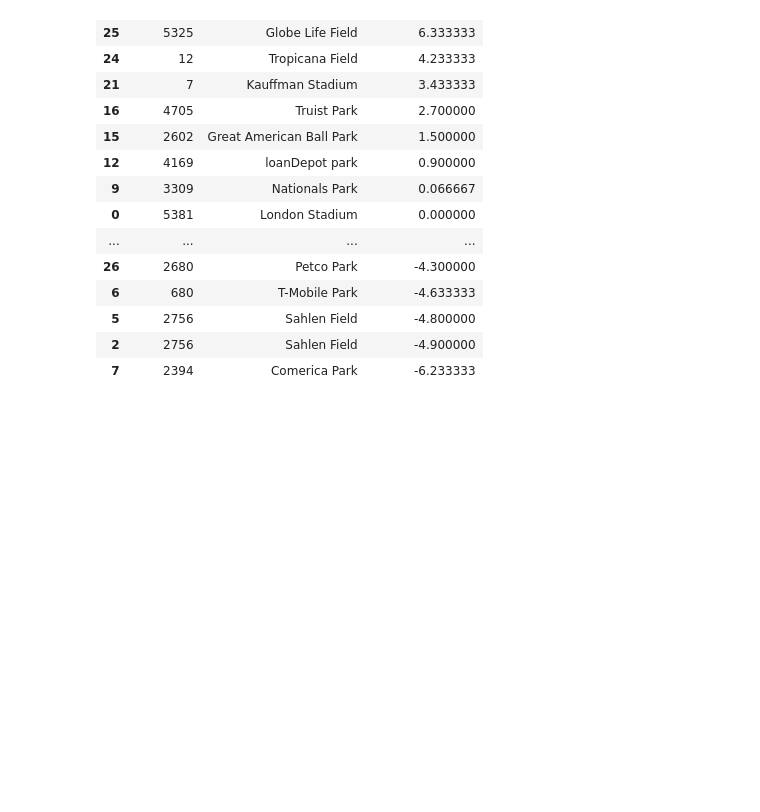
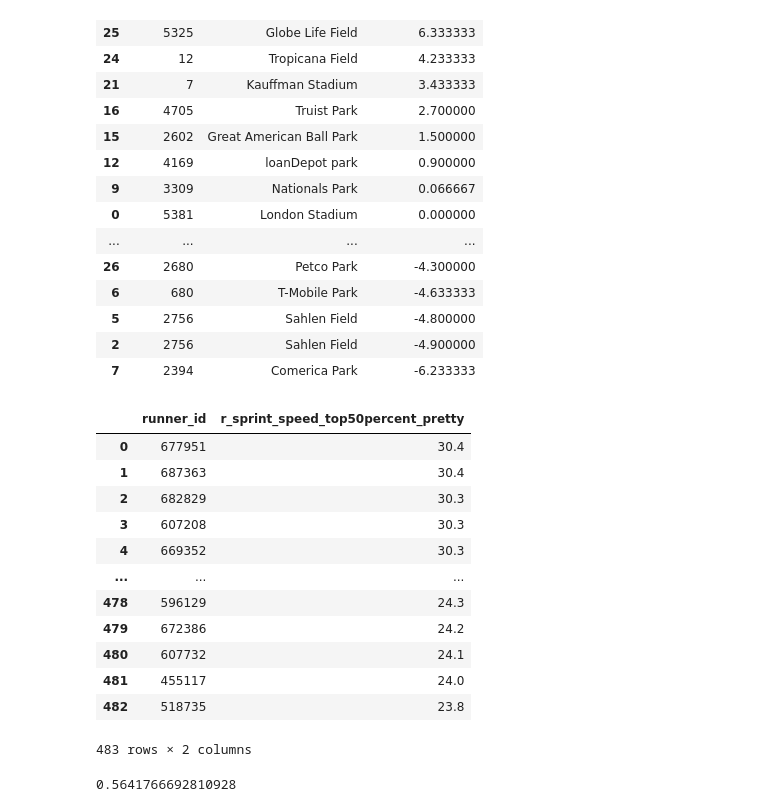
Before and after one commit to reecetec/mlb_simulator, a Jupyter notebook: notebooks/8.0-park-factors-scrape.ipynb, the cells around one changed output. Cells and saved outputs as stored; diff of their text form; code cells hidden in the pictures; blank space fills up the shorter version.

```diff
--- a/notebooks/8.0-park-factors-scrape.ipynb
+++ b/notebooks/8.0-park-factors-scrape.ipynb
@@ -244,3 +229,25 @@ park_factors_df[['venue_id', 'venue_name', 'distance_factor']].sort_values(by='d
 | 5 | 2756 | Sahlen Field | -4.800000 |
 | 2 | 2756 | Sahlen Field | -4.900000 |
 | 7 | 2394 | Comerica Park | -6.233333 |
+# %%
+#url = "https://baseballsavant.mlb.com/leaderboard/statcast-park-factors?type=distance-all&year=2024&batSide=&stat=index_wOBA&condition=All&rolling="
+url = f"https://baseballsavant.mlb.com/leaderboard/sprint_speed?min_season=2017&max_season={datetime.now().year}&position=&team=&min=10"
+response = requests.get(url)
+data = re.search(r"data = (.*);", response.text).group(1)
+data = json.loads(data)
+df = pd.DataFrame(data)
+df[['runner_id', 'r_sprint_speed_top50percent_pretty']]
+# %% [output]
+|  | runner_id | r_sprint_speed_top50percent_pretty |
+| 0 | 677951 | 30.4 |
+| 1 | 687363 | 30.4 |
+| 2 | 682829 | 30.3 |
+| 3 | 607208 | 30.3 |
+| 4 | 669352 | 30.3 |
+| ... | ... | ... |
+| 478 | 596129 | 24.3 |
+| 479 | 672386 | 24.2 |
+| 480 | 607732 | 24.1 |
+| 481 | 455117 | 24.0 |
+| 482 | 518735 | 23.8 |
+483 rows × 2 columns
@@ -246,0 +257,4 @@ park_factors_df[['venue_id', 'venue_name', 'distance_factor']].sort_values(by='d
+# %%
+test_df.isnull().all(axis=1).sum() / len(test_df)
+# %% [output]
+0.5641766692810928
```
Also changed, not shown: parts of 2 cells of this notebook, 2 other files.
